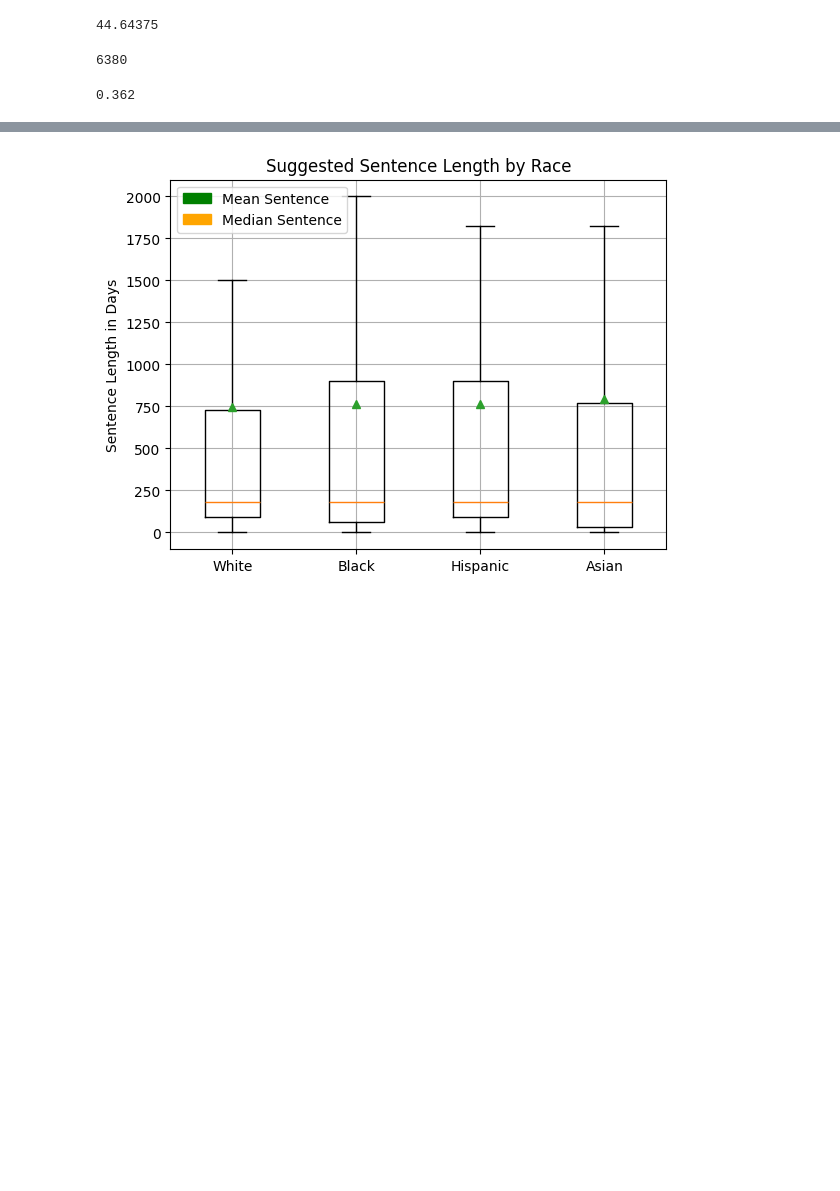
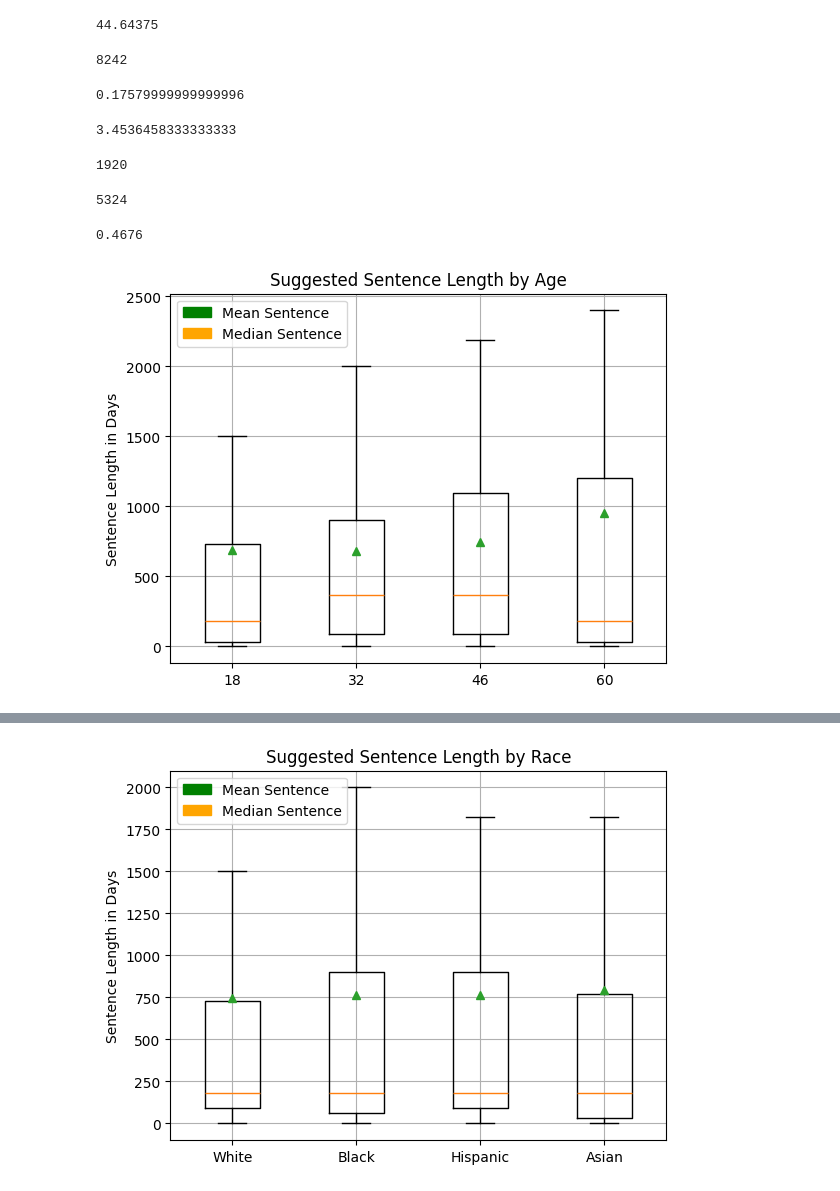
Before and after one commit to jd3162/555_proj3, a Jupyter notebook: gpt_4o_analysis.ipynb, the cells around one changed output, grey strips where cells are left out. Drawn from its saved outputs; the diff is of its cells as text; code cells hidden in the pictures; blank space fills up the shorter version.

```diff
--- a/gpt_4o_analysis.ipynb
+++ b/gpt_4o_analysis.ipynb
@@ -168,12 +147,48 @@ np.mean(a_dif_score)
 resample_count = 0
 
 for i in range(10000):
-    if np.mean(np.random.choice(h_dif_score, size=960, replace=True)) > 0:
+    if np.mean(np.random.choice(a_dif_score, size=960, replace=True)) > 0:
         resample_count += 1
     else:
         continue
 print(resample_count)
 1 - (resample_count/10000)
 # %% [output]
-6380
+8242
-0.362
+0.17579999999999996
+# %%
+employment_dif_score = all_sentences['Unemployed'] - all_sentences['Employed']
+np.mean(employment_dif_score)
+# %% [output]
+3.4536458333333333
+# %%
+len(employment_dif_score)
+# %% [output]
+1920
+# %%
+resample_count = 0
+
+for i in range(10000):
+    if np.mean(np.random.choice(employment_dif_score, size=1920, replace=True)) > 0:
+        resample_count += 1
+    else:
+        continue
+print(resample_count)
+1 - (resample_count/10000)
+# %% [output]
+5324
+0.4676
+# %%
+age_data = [all_sentences[18], all_sentences[32], all_sentences[46], all_sentences[60]]
+# %%
+fig, ax = plt.subplots()
+ax.boxplot(age_data, labels=['18', '32', '46', '60'], showfliers=False, showmeans=True)
+ax.grid()
+legend_handle_mean = mpatches.Patch(color='green', label='Mean Sentence')
+legend_handle_median = mpatches.Patch(color='orange', label='Median Sentence')
+plt.legend(handles=[legend_handle_mean,legend_handle_median])
+plt.ylabel("Sentence Length in Days")
+plt.title('Suggested Sentence Length by Age')
+plt.show()
+# %% [output]
+[figure, added]
```
Also changed, not shown: parts of 14 cells of this notebook, 2 other files.
